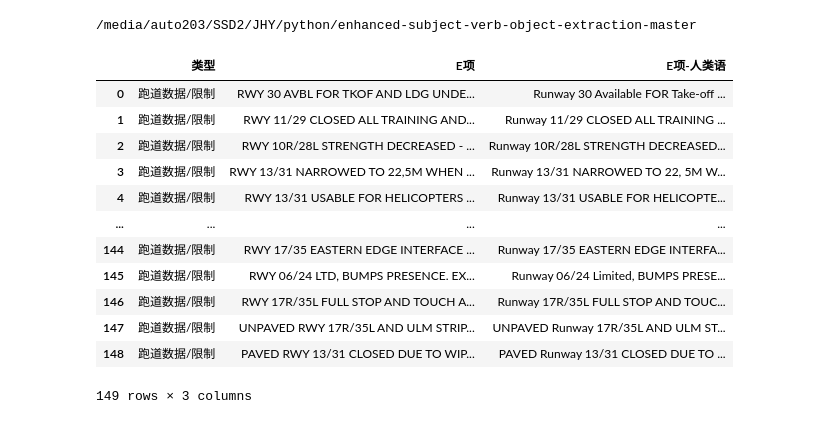
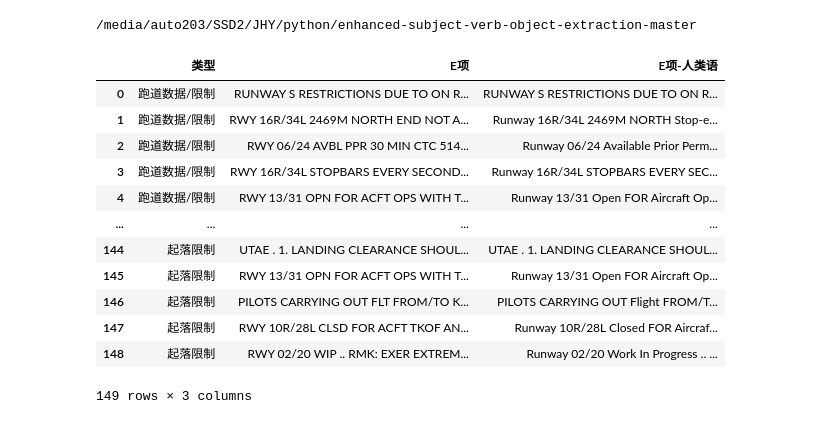
Before and after one commit to ZiyChan/NOTAM, a Jupyter notebook: main.ipynb, the cells around one changed output. Saved outputs shown, nothing was run; the diff lists cells and outputs as text; code cells hidden in the pictures.

```diff
--- a/main.ipynb
+++ b/main.ipynb
@@ -268,31 +266,31 @@ def to_merge(df, excel_name):
 /media/auto203/SSD2/JHY/python/enhanced-subject-verb-object-extraction-master
 # %%
 # 读取excel数据
-SHIT = "相对简单"
+SHIT = "相对复杂"
 NOTAM = pd.read_excel("data/data.xlsx", sheet_name=SHIT)
 for i, v in enumerate(NOTAM["E项"]):
     NOTAM["E项"][i] = notam_parse_single(v)
 
 NOTAM["E项-人类语"] = "null"
 
 for i, v in enumerate(NOTAM["E项"]):
     NOTAM["E项-人类语"][i] = notam_decode(v)
 
 
 NOTAM
 # %% [output]
 |  | 类型 | E项 | E项-人类语 |
-| 0 | 跑道数据/限制 | RWY 30 AVBL FOR TKOF AND LDG UNDE... | Runway 30 Available FOR Take-off ... |
-| 1 | 跑道数据/限制 | RWY 11/29 CLOSED ALL TRAINING AND... | Runway 11/29 CLOSED ALL TRAINING ... |
-| 2 | 跑道数据/限制 | RWY 10R/28L STRENGTH DECREASED - ... | Runway 10R/28L STRENGTH DECREASED... |
-| 3 | 跑道数据/限制 | RWY 13/31 NARROWED TO 22,5M WHEN ... | Runway 13/31 NARROWED TO 22, 5M W... |
-| 4 | 跑道数据/限制 | RWY 13/31 USABLE FOR HELICOPTERS ... | Runway 13/31 USABLE FOR HELICOPTE... |
+| 0 | 跑道数据/限制 | RUNWAY S RESTRICTIONS DUE TO ON R... | RUNWAY S RESTRICTIONS DUE TO ON R... |
+| 1 | 跑道数据/限制 | RWY 16R/34L 2469M NORTH END NOT A... | Runway 16R/34L 2469M NORTH Stop-e... |
+| 2 | 跑道数据/限制 | RWY 06/24 AVBL PPR 30 MIN CTC 514... | Runway 06/24 Available Prior Perm... |
+| 3 | 跑道数据/限制 | RWY 16R/34L STOPBARS EVERY SECOND... | Runway 16R/34L STOPBARS EVERY SEC... |
+| 4 | 跑道数据/限制 | RWY 13/31 OPN FOR ACFT OPS WITH T... | Runway 13/31 Open FOR Aircraft Op... |
 | ... | ... | ... | ... |
-| 144 | 跑道数据/限制 | RWY 17/35 EASTERN EDGE INTERFACE ... | Runway 17/35 EASTERN EDGE INTERFA... |
-| 145 | 跑道数据/限制 | RWY 06/24 LTD, BUMPS PRESENCE. EX... | Runway 06/24 Limited, BUMPS PRESE... |
-| 146 | 跑道数据/限制 | RWY 17R/35L FULL STOP AND TOUCH A... | Runway 17R/35L FULL STOP AND TOUC... |
-| 147 | 跑道数据/限制 | UNPAVED RWY 17R/35L AND ULM STRIP... | UNPAVED Runway 17R/35L AND ULM ST... |
-| 148 | 跑道数据/限制 | PAVED RWY 13/31 CLOSED DUE TO WIP... | PAVED Runway 13/31 CLOSED DUE TO ... |
+| 144 | 起落限制 | UTAE . 1. LANDING CLEARANCE SHOUL... | UTAE . 1. LANDING CLEARANCE SHOUL... |
+| 145 | 起落限制 | RWY 13/31 OPN FOR ACFT OPS WITH T... | Runway 13/31 Open FOR Aircraft Op... |
+| 146 | 起落限制 | PILOTS CARRYING OUT FLT FROM/TO K... | PILOTS CARRYING OUT Flight FROM/T... |
+| 147 | 起落限制 | RWY 10R/28L CLSD FOR ACFT TKOF AN... | Runway 10R/28L Closed FOR Aircraf... |
+| 148 | 起落限制 | RWY 02/20 WIP .. RMK: EXER EXTREM... | Runway 02/20 Work In Progress .. ... |
 149 rows × 3 columns
 # %%
 # 中间结果
```
Also changed, not shown: parts of 3 cells of this notebook, 2 other files.
